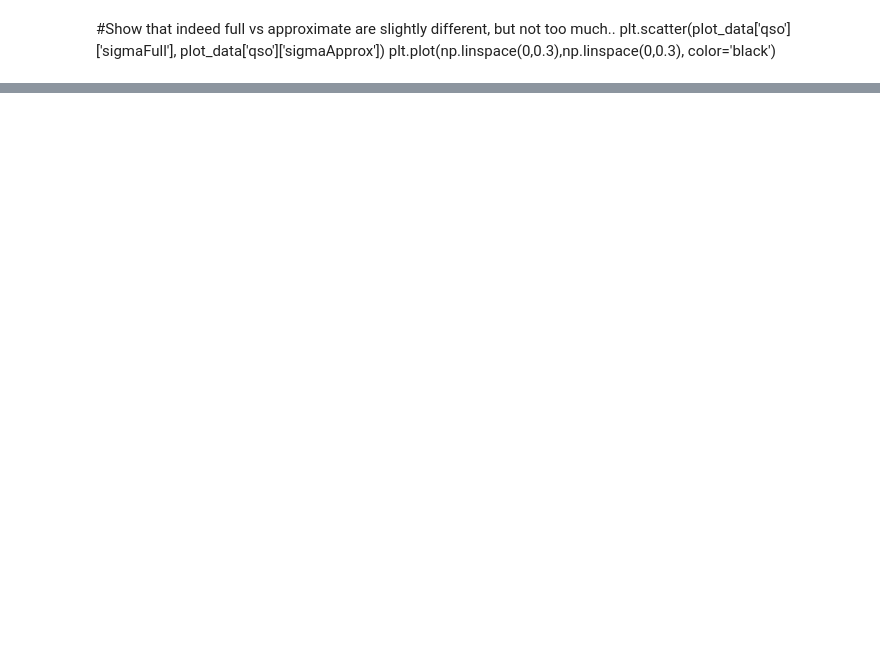
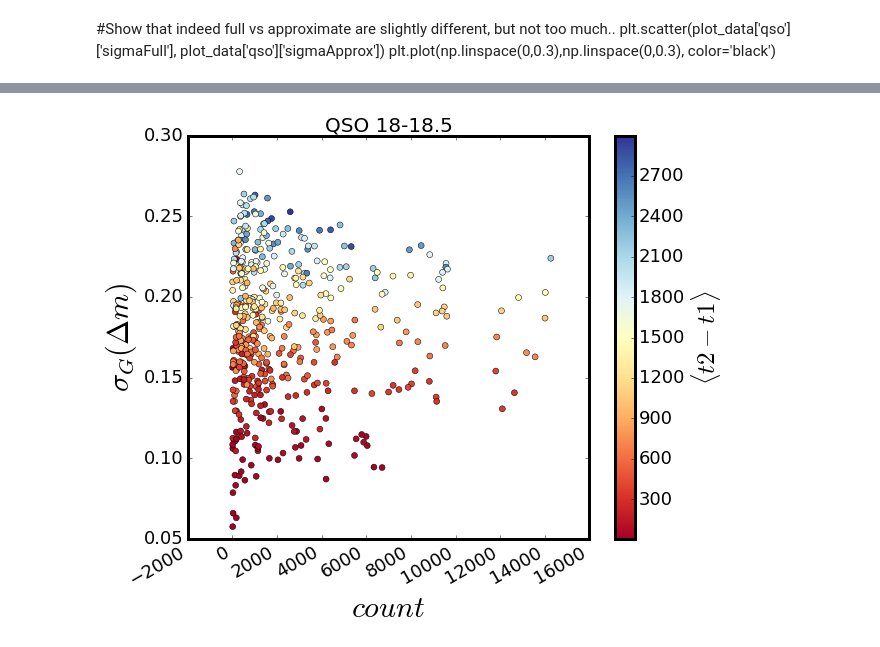
Before and after one commit to suberlak/CRTS_PROJECT, a Jupyter notebook: D_Fig_2_CRTS_sel_r_cut.ipynb, the cells around one changed output, grey strips where cells are left out. Saved outputs shown, nothing was run; the diff lists cells and outputs as text; code cells hidden in the pictures; blank space fills up the shorter version.

```diff
--- a/D_Fig_2_CRTS_sel_r_cut.ipynb
+++ b/D_Fig_2_CRTS_sel_r_cut.ipynb
@@ -526,0 +862,91 @@ plt.plot(np.linspace(0,0.3),np.linspace(0,0.3), color='black')
+# %%
+# Grab x,y  pixel values when evaluating  sigmaG(z) per pixel,  and  count(x) per pixel
+
+
+# Plot the t1 vs t2...
+Min =  18
+Max = Min + 0.5
+#tau_min_arr = [np.power(10,tau) for tau in [2.69,2.82, 2.93]]
+#tau_max_arr = [np.power(10,tau) for tau in [2.77, 2.9, 3.0 ]]
+
+
+# select all points ...
+tau_min_arr = [np.power(10,tau) for tau in [0.1]]#[2.69]] #    [2.82, 2.93] ]
+tau_max_arr = [np.power(10,tau) for tau in [3.5]]
+
+
+x = np.zeros(0) ; y = np.zeros(0) ;  z = np.zeros(0)
+
+
+# loop over selected tau range if needed to patch them together ...
+for i in range(len(tau_min_arr)):
+    tau_min = tau_min_arr[i]
+    tau_max = tau_max_arr[i]
+
+    mask_in = (tau_min < out_dic[Min]['qso'][1]) * (out_dic[Min]['qso'][1] < tau_max)
+    t1  = out_dic[Min]['qso'][3][mask_in]
+    t2  = out_dic[Min]['qso'][4][mask_in]
+    xi  = out_dic[Min]['qso'][0][mask_in]
+
+
+    x = np.append(x, t1)
+    y = np.append(y, t2)
+    z = np.append(z, xi)
+
+def sigmaG(num) :
+    ''' A quick function to calculate sigmaG'''
+    return 0.7413*(np.percentile(num, 75) - np.percentile(num,25))
+
+
+# Calculate  2D statistics on  t2-t1 bins ...
+bin_size_days = 100
+nbins = int((max(t1) - min(t1)) / bin_size_days )
+
+stats = binned_statistic_2d(x, y, values = z, statistic=sigmaG, bins=nbins)
+z_sigmaG, x_edges, y_edges = stats[0], stats[1], stats[2]
+z_sigmaG = z_sigmaG.flatten()
+
+stats = binned_statistic_2d(x, y, values = z, statistic='count', bins=nbins)
+z_count, x_edges, y_edges = stats[0], stats[1], stats[2]
+z_count = z_count.flatten()
+
+z = y-x
+stats = binned_statistic_2d(x, y, values = z, statistic='mean', bins=nbins)
+z_t2t1, x_edges, y_edges = stats[0], stats[1], stats[2]
+z_t2t1 = z_t2t1.flatten()
+
+# Given three pieces of information per bin :
+# sigmaG(delta_mag) ,   mean(t2-t1)  , count ,
+# can plot x vs y, and color by z
+
+fig,ax = plt.subplots(1,1, figsize=(9,8))
+cm = plt.cm.get_cmap('RdYlBu')
+sc = ax.scatter(z_count, z_sigmaG, lw=0.5, c =z_t2t1 , s=35, cmap = cm )
+cbar = plt.colorbar(sc)
+cbar.set_label(r'$\langle t2-t1 \rangle$', fontsize=25)
+
+fig.autofmt_xdate()
+ax.set_title('QSO '+str(Min)+'-'+str(Min+0.5), fontsize=20)
+ax.set_xlabel(r'$count$')
+ax.set_ylabel(r'$\sigma_{G}(\Delta m)$')
+ax.set_ylim(0.05,0.3)
+title = 'QSO_'+str(Min)+'-'+str(Max)+'sigmaG-count.png'
+plt.savefig(outDir +title, bbox_inches = 'tight')
+plt.show()
+
+
+fig,ax = plt.subplots(1,1, figsize=(9,8))
+sc = ax.scatter(z_t2t1, z_sigmaG, lw=0.5, c = z_count, s=35, cmap=cm)
+cbar = plt.colorbar(sc)
+cbar.set_label(r'$ count $', fontsize=25)
+
+
+fig.autofmt_xdate()
+ax.set_title('QSO '+str(Min)+'-'+str(Min+0.5), fontsize=20)
+ax.set_xlabel(r'$\langle t2-t1  \rangle $')
+ax.set_ylabel(r'$\sigma_{G}(\Delta m)$')
+title = 'QSO_'+str(Min)+'-'+str(Max)+'sigmaG-t1-t2.png'
+plt.savefig(outDir +title, bbox_inches = 'tight')
+plt.show()
+# %% [output]
+[figure, added]
```
Also changed, not shown: parts of 38 cells of this notebook.
